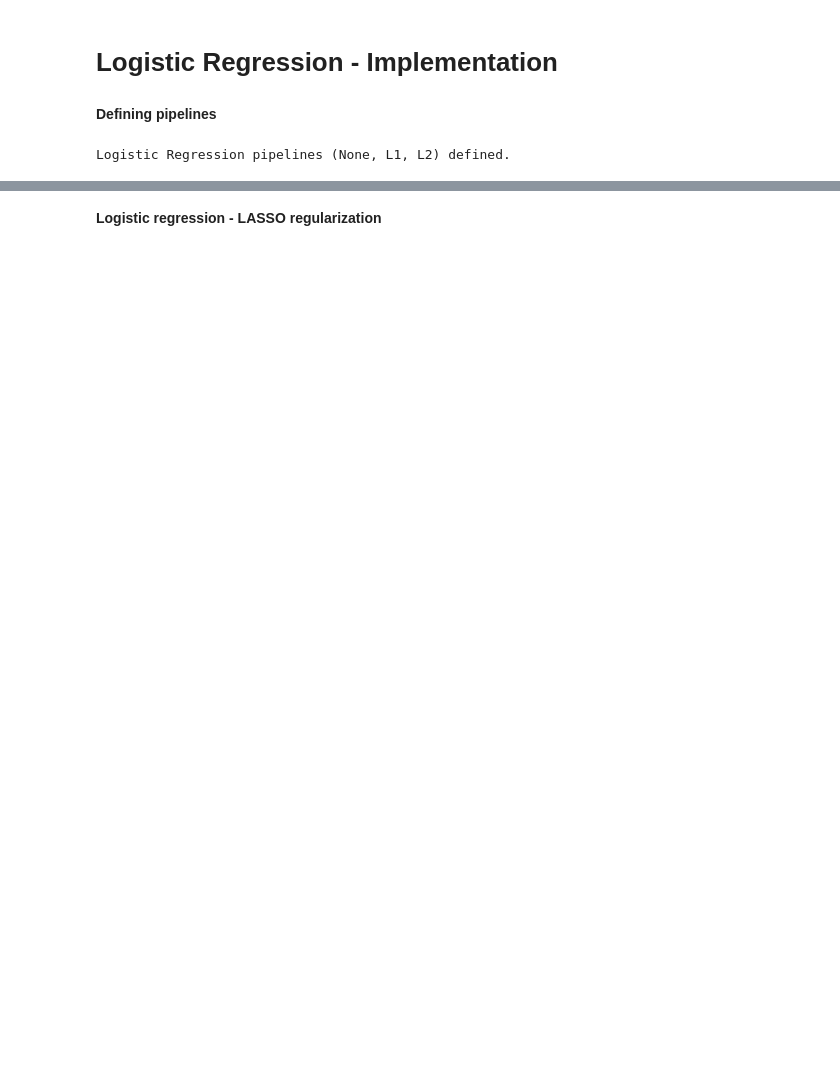
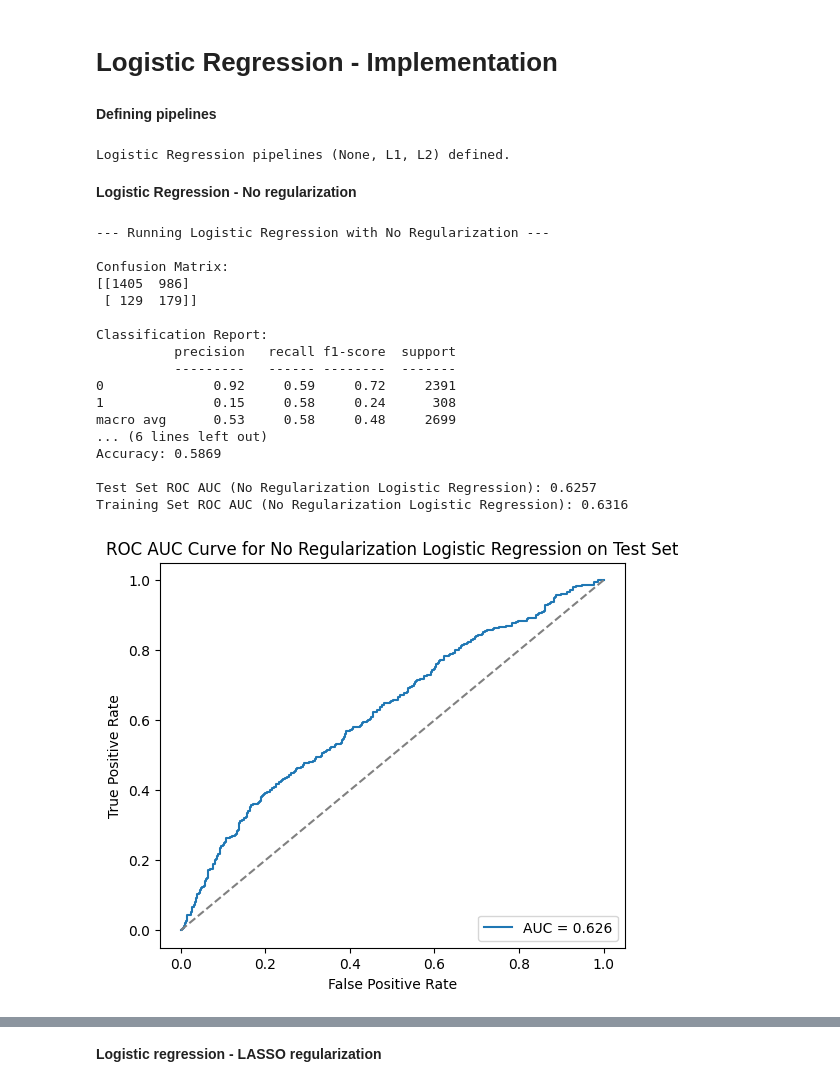
Before and after one commit to FatimaZulfiqar02/intro-ml-course-winter2025, a Jupyter notebook: course_project_(HAD5016)_machine_learning.ipynb, the cells around one changed output, grey strips where cells are left out. Drawn from its saved outputs; the diff is of its cells as text; code cells hidden in the pictures; blank space fills up the shorter version.

```diff
--- a/course_project_(HAD5016)_machine_learning.ipynb
+++ b/course_project_(HAD5016)_machine_learning.ipynb
@@ -1593,7 +1594,8 @@ grid_search = GridSearchCV(estimator=knn_pipeline_tuned,
                            cv=skf,
                            scoring='roc_auc',  # Using ROC AUC as the primary scoring metric
                            n_jobs=-1,          # Use all available CPU cores
-                           verbose=1)
+                           verbose=1,
+                           return_train_score=True) # Added to enable access to training scores
 
 # Fit GridSearchCV on the training data
 grid_search.fit(x_train, y_train)
@@ -1936,7 +1901,7 @@ logreg_pipeline_none = ImbPipeline([
     ('preprocessor', preprocessing_transformer),
     ('undersampler', RandomUnderSampler(random_state=42)),
     ('logreg', LogisticRegression(
-        penalty='none',
+        penalty=None,
         solver='lbfgs',
         max_iter=1000,
         random_state=42))])
@@ -1966,3 +1931,55 @@ logreg_pipeline_L2 = ImbPipeline([
 print("Logistic Regression pipelines (None, L1, L2) defined.")
 # %% [output]
 Logistic Regression pipelines (None, L1, L2) defined.
+# %% [markdown]
+**Logistic Regression - No regularization**
+# %%
+print("\n--- Running Logistic Regression with No Regularization ---")
+
+# Fit the pipeline to the training data
+logreg_pipeline_none.fit(x_train, y_train)
+
+# Make predictions on the held-out test set
+y_pred_test_none = logreg_pipeline_none.predict(x_test)
+y_prob_test_none = logreg_pipeline_none.predict_proba(x_test)[:, 1] # Probability of the positive class
+
+# Make predictions on the training set for AUC calculation
+y_prob_train_none = logreg_pipeline_none.predict_proba(x_train)[:, 1] # Probability of the positive class
+
+# Evaluate and report metrics using the helper functions
+test_conf_matrix_none, test_class_report_dict_none, test_accuracy_none = get_scores(y_pred_test_none, y_test)
+print_our_scores(test_conf_matrix_none, test_class_report_dict_none, test_accuracy_none)
+
+# Calculate ROC AUC score for the test set
+test_roc_auc_none = roc_auc_score(y_test, y_prob_test_none)
+print(f"\nTest Set ROC AUC (No Regularization Logistic Regression): {test_roc_auc_none:.4f}")
+
+# Calculate ROC AUC score for the training set
+train_roc_auc_none = roc_auc_score(y_train, y_prob_train_none)
+print(f"Training Set ROC AUC (No Regularization Logistic Regression): {train_roc_auc_none:.4f}")
+
+# Plot ROC AUC Curve for the test set
+fpr_test_none, tpr_test_none, _ = roc_curve(y_test, y_prob_test_none)
+plot_roc_curve(fpr_test_none, tpr_test_none, test_roc_auc_none, title='ROC AUC Curve for No Regularization Logistic Regression on Test Set')
+
+# Plot Confusion Matrix for the test set
+plot_confusion_matrix(test_conf_matrix_none)
+# %% [output]
+--- Running Logistic Regression with No Regularization ---
+
+Confusion Matrix:
+[[1405  986]
+ [ 129  179]]
+
+Classification Report:
+          precision   recall f1-score  support
+          ---------   ------ --------  -------
+0              0.92     0.59     0.72     2391
+1              0.15     0.58     0.24      308
+macro avg      0.53     0.58     0.48     2699
+... (6 lines left out)
+Accuracy: 0.5869
+
+Test Set ROC AUC (No Regularization Logistic Regression): 0.6257
+Training Set ROC AUC (No Regularization Logistic Regression): 0.6316
+[figure, added]
```
Also changed, not shown: parts of 77 cells of this notebook.
